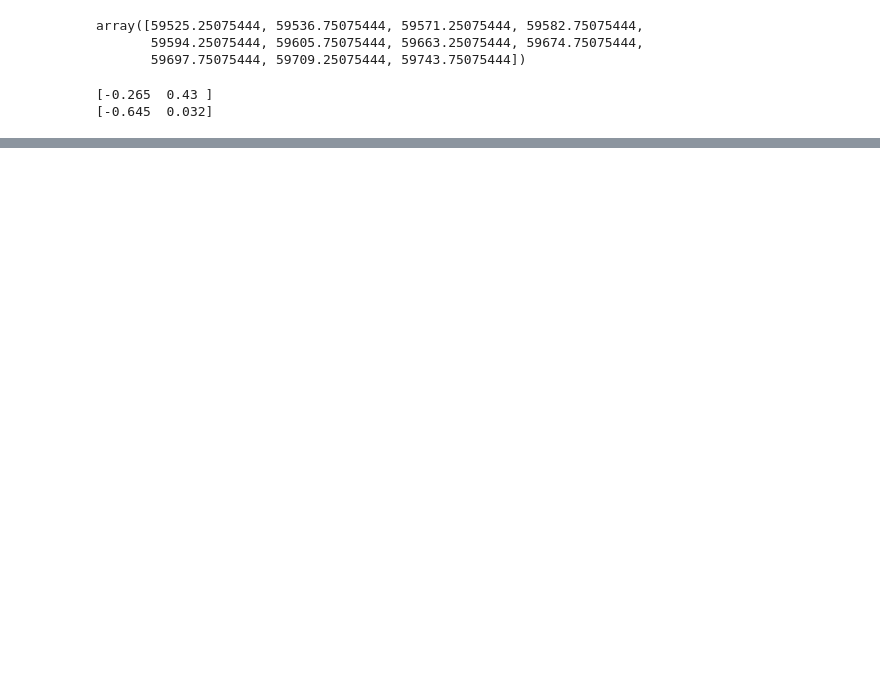
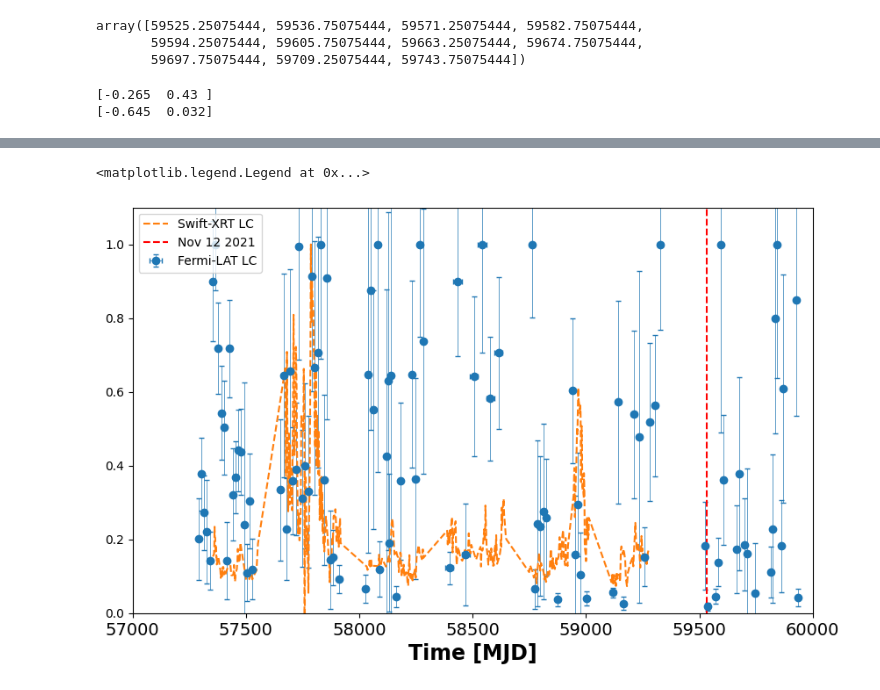
Before and after one commit to DarkWake9/Project-Fermi, a Jupyter notebook: 2311-02372-OJ287/segment-7_flare.ipynb, the cells around one changed output, grey strips where cells are left out. Cells and saved outputs as stored; diff of their text form; code cells hidden in the pictures; blank space fills up the shorter version.

Commit message:
10072024 - 00.04 - ADD: SWIFT XRT DATA SUPERPOSED ON FERMI LAT

```diff
--- a/2311-02372-OJ287/segment-7_flare.ipynb
+++ b/2311-02372-OJ287/segment-7_flare.ipynb
@@ -297,0 +150,6 @@ SignificanceResult(statistic=-0.2721804511278195, pvalue=0.24566887828037737)
+# %%
+# swift_data = pd.read_csv('./Swift-OJ287.txt', sep='\t', skiprows=2)
+swift_data = np.loadtxt('./Swift-OJ287.txt', skiprows=4, dtype=np.float64)
+np.delete(swift_data, 99)
+t_sw_mjd, flux_sw, flux_err_sw = swift_data.T
+t_sw_mjd
@@ -297,0 +174,72 @@ SignificanceResult(statistic=-0.2721804511278195, pvalue=0.24566887828037737)
+# %%
+dirs = ['6-20200915-20210503/']
+dir = dirs[0]
+lc_file_path = 'Output/Light_curve_001/4fgl_j0854.8+2006_lightcurve.fits'
+emin = 0.1 *u.GeV
+emax = 300 *u.GeV
+D_l = 1588.6 *u.Mpc
+
+
+dirs = ['7-20211101-20220619/','6-20200915-20210503/','4-20180918-20190528/','3B-20180206-20180622/','8-20220818-20230223/','1-20150918-20160527/','2-20160913-20170615/','3A-20170919-20180123/','5-20190928-20200608/']
+dirs.sort()
+
+
+fig, ax = plt.subplots(1, 1, figsize=(10, 6))
+
+plt.xlabel('Time [MJD]', fontdict={'size': 17, 'weight': 'bold'})
+plt.xticks(fontsize=14)
+plt.ylim(0, 1.1)
+# ax.hlines(1, 57000, 60000)
+
+
+# ax.errorbar(t_sw_mjd, flux_sw/max(flux_sw), yerr=flux_err_sw/max(flux_sw), c='C2', fmt=None, capsize=1.5, label='Swift-XRT LC')
+
+x_fermi = []
+y_fermi = []
+xl_fermi = []
+xr_fermi = []
+yerr_fermi = []
+
+for dir in dirs:
+    hdul = fits.open('./' + dir+lc_file_path)
+    lc = hdul[1].data
+    if len(lc['flux']) > 0:
+        scale = int(np.log10(lc['flux'].max())) -2
+    else:
+        scale = int(np.log10(lc['flux_ul95'].max())) -2
+
+    tmean = (lc['tmin_mjd'] + lc['tmax_mjd'])/2
+
+
+    # find the nearest element in x_rmag for each element in x_lc
+    lcx = np.argwhere(lc['ts'] > TSmin)
+    xl_lc = lc['tmin_mjd'][lc['ts'] > 9]
+    xr_lc = lc['tmax_mjd'][lc['ts'] > 9]
+    x_lc = np.array(tmean[lcx]).flatten()
+    xl_lc = np.array(lc['tmin_mjd'][lcx]).flatten()
+    xr_lc = np.array(lc['tmax_mjd'][lcx]).flatten()
+    y_lc = np.array(lc['flux'])[lcx]/max(lc['flux'][lcx])
+    yerr_lc = np.array(lc['flux_err'])[lcx]/max(lc['flux'][lcx])
+    # yerr_lc = np.array(lc['flux_err'])[lc['ts'] > 9]/max(lc['flux'] + max(lc['flux_err']))
+    y_lc = y_lc.flatten()
+    yerr_lc = yerr_lc.flatten()
+    x_fermi = np.append(x_fermi, x_lc)
+    y_fermi = np.append(y_fermi, y_lc/max(y_lc))
+    # xerr_fermi = np.append(xerr_fermi, [x_lc - xl_lc, xr_lc - x_lc])
+    xl_fermi = np.append(xl_fermi, xl_lc)
+    xr_fermi = np.append(xr_fermi, xr_lc)
+    yerr_fermi = np.append(yerr_fermi, yerr_lc/max(y_lc))
+
+    # y_lc = np.array(lc['flux'])[lc['ts'] > 9]/max(lc['flux'])
+
+    # ax.errorbar(x_lc, y_lc/max(y_lc), fmt='o', yerr=yerr_lc/max(y_lc), xerr=[x_lc - xl_lc, xr_lc - x_lc], capsize=2, lw = 0.5, c = 'C0')
+
+ax.errorbar(x_fermi, y_fermi, yerr=yerr_fermi, xerr=[x_fermi - xl_fermi, xr_fermi - x_fermi], fmt='o', capsize=2, lw=0.5, c='C0', label='Fermi-LAT LC')
+ax.plot(t_sw_mjd, flux_sw/max(flux_sw), c='C1', lw=1.5, ls='--', label='Swift-XRT LC')
+ax.vlines(59531.5, 0, 1.2, color='red', linestyle='--', label='Nov 12 2021')
+# ax.plot(x_rmag, y_rmag/max(y_rmag), c='C1', lw=1.5, ls='--', label='Optical R-band LC')
+ax.set_xlim(57000, 60000)
+ax.legend()
+# %% [output]
+<matplotlib.legend.Legend at 0x...>
+[figure, added]
```
Also changed, not shown: parts of 19 cells of this notebook, 3 other files.
